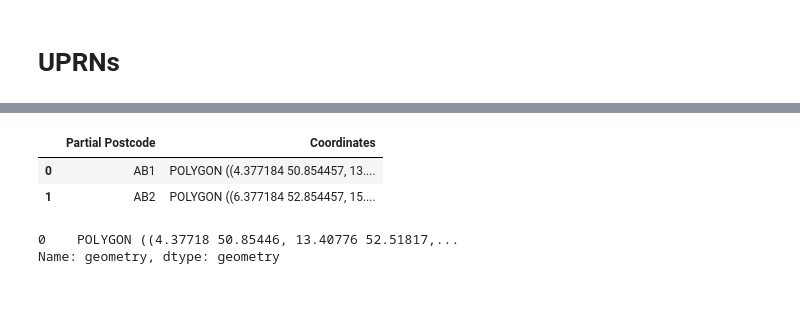
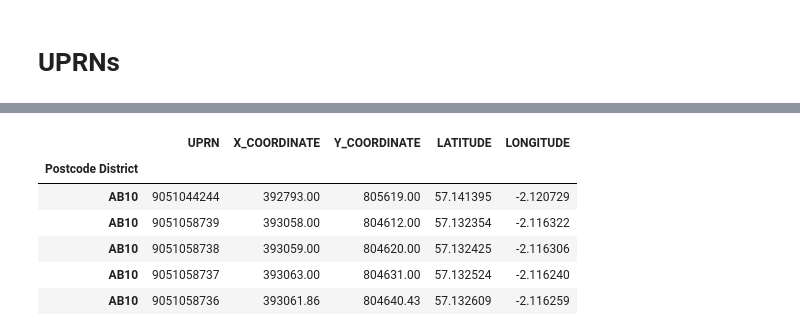
Before and after one commit to New-AutoMotive/local_authority_charging, a Jupyter notebook: EV and charging devices uptake.ipynb, the cells around one changed output, grey strips where cells are left out. Drawn from its saved outputs; the diff is of its cells as text; code cells hidden in the pictures; blank space fills up the shorter version.

```diff
--- a/EV and charging devices uptake.ipynb
+++ b/EV and charging devices uptake.ipynb
@@ -979,6 +797,0 @@ df = pd.DataFrame([['AB1',polygon_geom],['AB2',polygon_geom_2]],columns = ['Part
-# %%
-df
-# %% [output]
-|  | Partial Postcode | Coordinates |
-| 0 | AB1 | POLYGON ((4.377184 50.854457, 13.... |
-| 1 | AB2 | POLYGON ((6.377184 52.854457, 15.... |
@@ -989,5 +797,0 @@ gdf =gpd.GeoDataFrame(geometry = [polygon_geom], crs = crs)
-# %%
-gdf.geometry
-# %% [output]
-0    POLYGON ((4.37718 50.85446, 13.40776 52.51817,...
-Name: geometry, dtype: geometry
@@ -995,0 +798,13 @@ gdf = gdf.to_crs({'init': 'epsg:4326'})
+# %%
+#Import the csv file listing all the UPRNs per postcode district
+
+df_uprn = pd.read_csv(dirname+'/UPRNs.csv', index_col=0)
+df_uprn.head()
+# %% [output]
+|  | UPRN | X_COORDINATE | Y_COORDINATE | LATITUDE | LONGITUDE |
+| Postcode District |  |  |  |  |  |
+| AB10 | 9051044244 | 392793.00 | 805619.00 | 57.141395 | -2.120729 |
+| AB10 | 9051058739 | 393058.00 | 804612.00 | 57.132354 | -2.116322 |
+| AB10 | 9051058738 | 393059.00 | 804620.00 | 57.132425 | -2.116306 |
+| AB10 | 9051058737 | 393063.00 | 804631.00 | 57.132524 | -2.116240 |
+| AB10 | 9051058736 | 393061.86 | 804640.43 | 57.132609 | -2.116259 |
```
Also changed, not shown: parts of 81 cells of this notebook, 1 other file.
